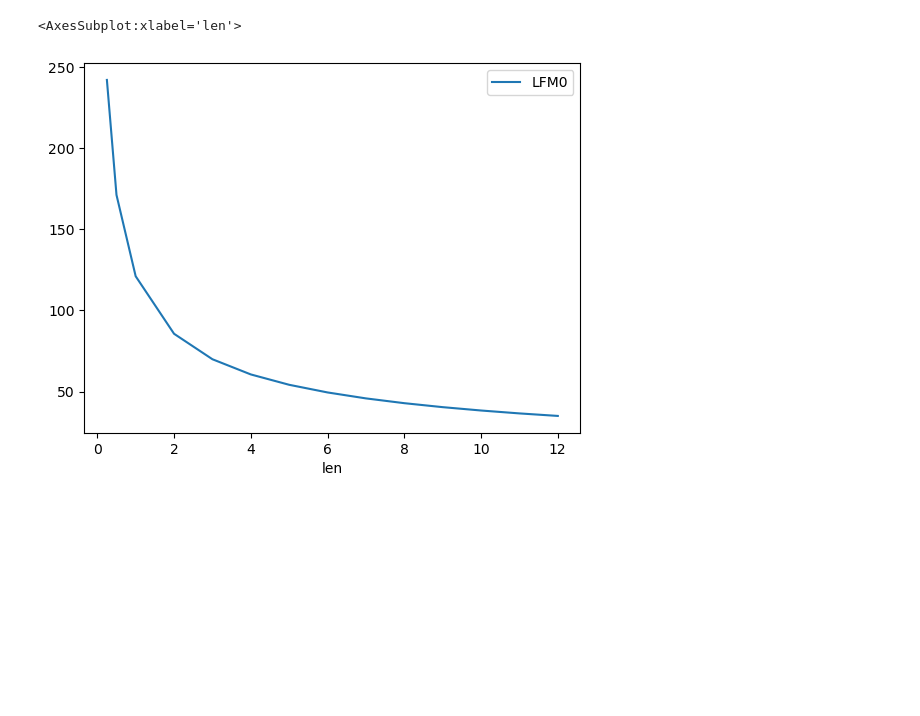
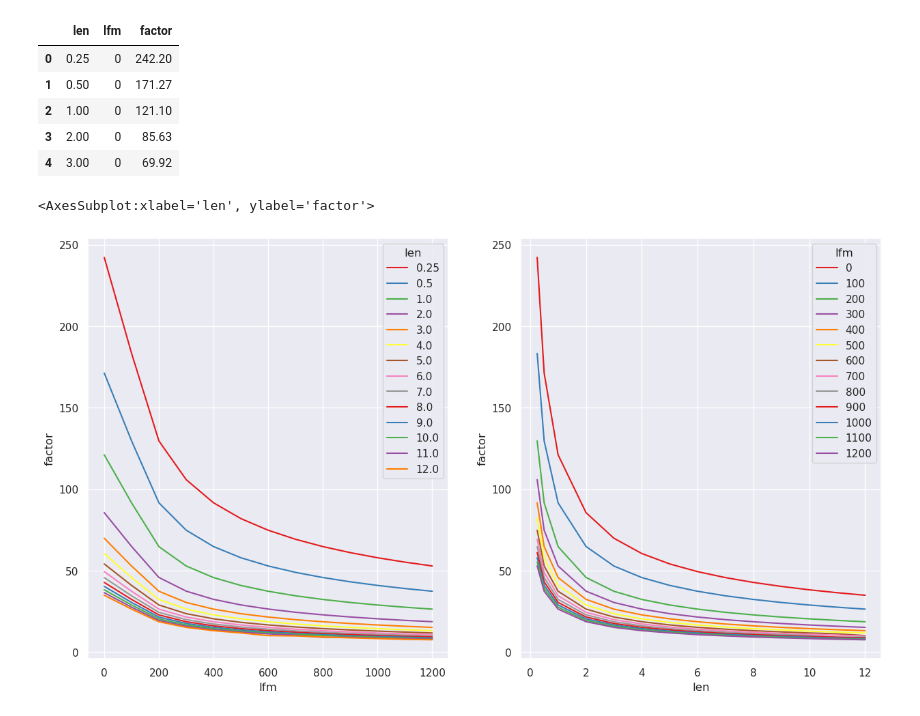
Before and after one commit to Rafdal/test-data-viz-basics, a Jupyter notebook: 09-curve-fit.ipynb, the cells around one changed output. Saved outputs shown, nothing was run; the diff lists cells and outputs as text; code cells hidden in the pictures; blank space fills up the shorter version.

Commit message:
curve fit

```diff
--- a/09-curve-fit.ipynb
+++ b/09-curve-fit.ipynb
@@ -1,12 +1,27 @@
 # %%
 import numpy as np
 import pandas as pd
+import matplotlib.pyplot as plt
 from scipy.optimize import curve_fit
-from matplotlib import pyplot
 
 df = pd.read_csv('data/len_vs_lfm.csv')
 
-df.plot.line(x='len', y='LFM0')
+df.head()
 # %% [output]
-<AxesSubplot:xlabel='len'>
-[figure, removed]
+|  | len | lfm | factor |
+| 0 | 0.25 | 0 | 242.20 |
+| 1 | 0.50 | 0 | 171.27 |
+| 2 | 1.00 | 0 | 121.10 |
+| 3 | 2.00 | 0 | 85.63 |
+| 4 | 3.00 | 0 | 69.92 |
+# %%
+import seaborn as sns
+sns.set()
+
+fig, axes = plt.subplots(nrows=1, ncols=2, figsize=(15,8))
+
+sns.lineplot(data = df, x='lfm', y='factor', hue='len', palette='Set1', ax=axes[0])
+sns.lineplot(data = df, x='len', y='factor', hue='lfm', palette='Set1', ax=axes[1])
+# %% [output]
+<AxesSubplot:xlabel='len', ylabel='factor'>
+[figure, added]
```
Also changed, not shown: parts of 3 cells of this notebook, 2 other files.
